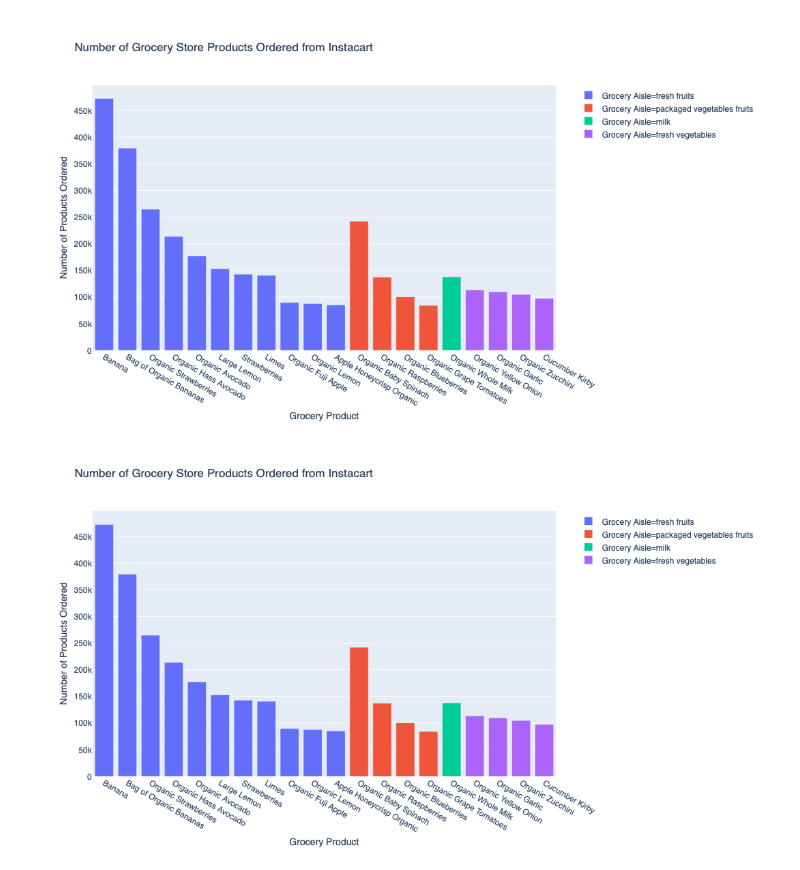
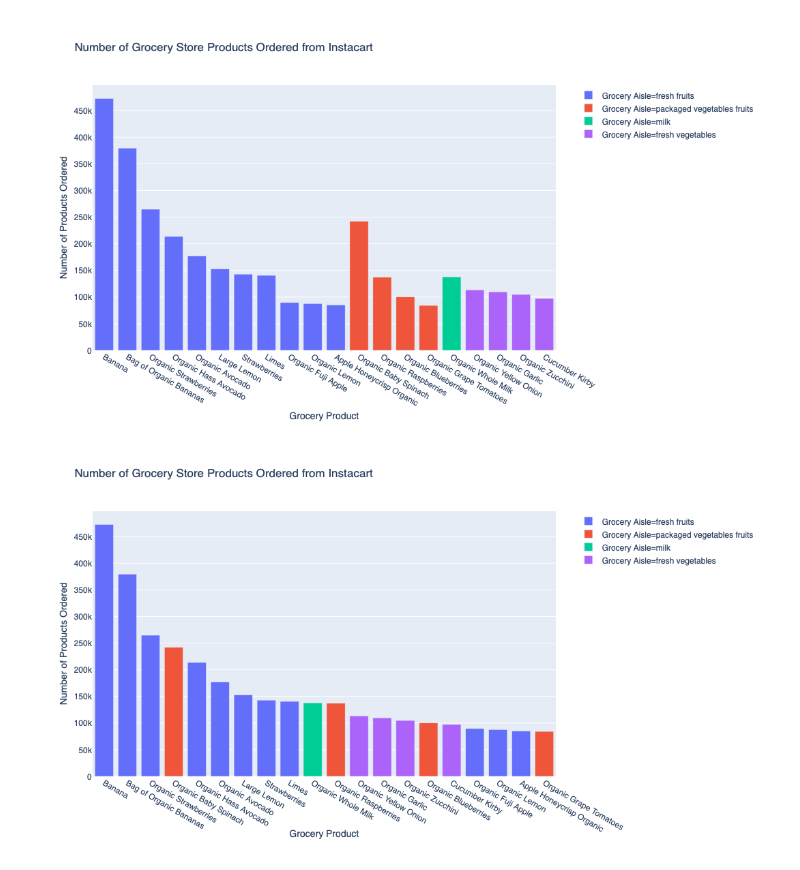
Before and after one commit to jhu-business-analytics/plotly-data-visualizations, a Jupyter notebook: 2019-11-04-melanieshimano-data-visualization-plotly.ipynb, the cells around one changed output. Saved outputs shown, nothing was run; the diff lists cells and outputs as text; code cells hidden in the pictures.

Commit message:
updated chart notebook + html file
added code to update bar chart and upload html file output

```diff
--- a/2019-11-04-melanieshimano-data-visualization-plotly.ipynb
+++ b/2019-11-04-melanieshimano-data-visualization-plotly.ipynb
@@ -340,7 +342,9 @@ product_bar = px.bar(df_product_top20, # dataframe of the data we want to plot
 product_bar
 # %% [output]
 [figure]
-# %%
-product_bar.update_layout(yaxis_categoryorder = "total ascending")
-# %% [output]
-[figure, removed]
+# %%
+# reorder the bar chart so that all of our data is all in descending order
+# instead of descending order by category
+product_bar.update_xaxes(categoryorder = "total descending")
+# %% [output]
+[figure, added]
```
Also changed, not shown: parts of 7 cells of this notebook, 1 other file.
